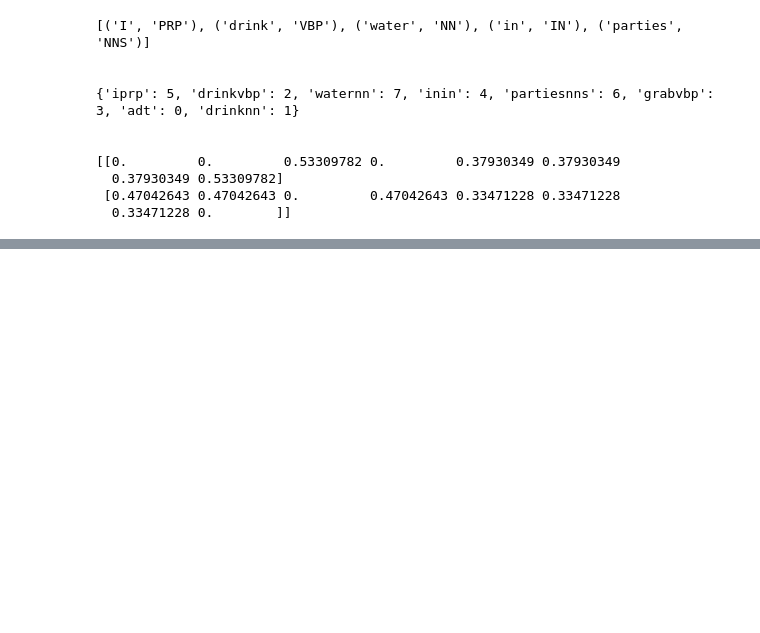
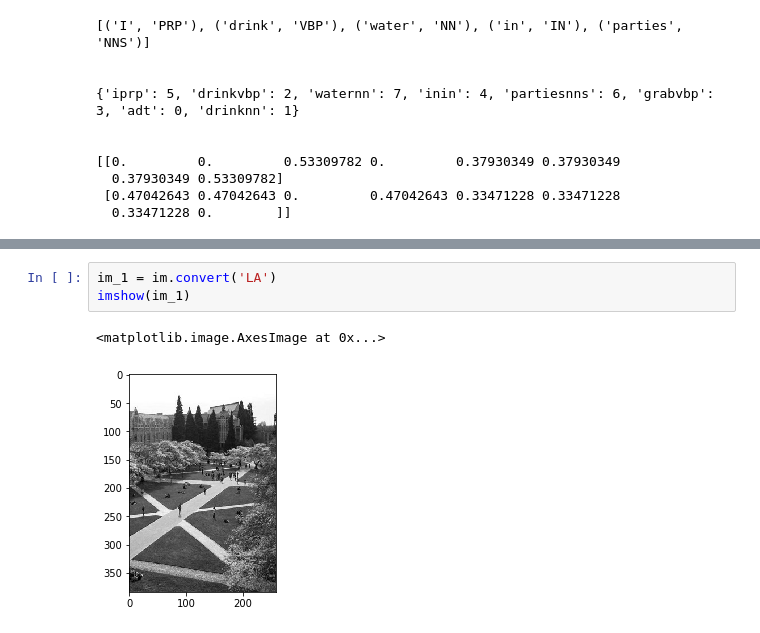
Before and after one commit to AnoVando/MSIS, a Jupyter notebook: MSIS521_In_Class_Lab_2-15-2020.ipynb, the cells around one changed output, grey strips where cells are left out. Drawn from its saved outputs; the diff is of its cells as text; blank space fills up the shorter version.

```diff
--- a/MSIS521_In_Class_Lab_2-15-2020.ipynb
+++ b/MSIS521_In_Class_Lab_2-15-2020.ipynb
@@ -200,0 +222,6 @@ print(POS_v3.toarray())
+# %%
+im_1 = im.convert('LA')
+imshow(im_1)
+# %% [output]
+<matplotlib.image.AxesImage at 0x...>
+[figure, added]
```
Also changed, not shown: parts of 11 cells of this notebook.
